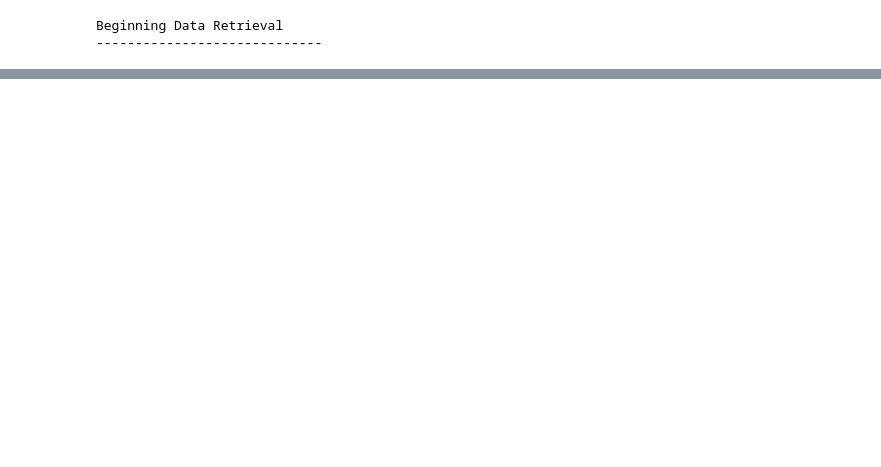
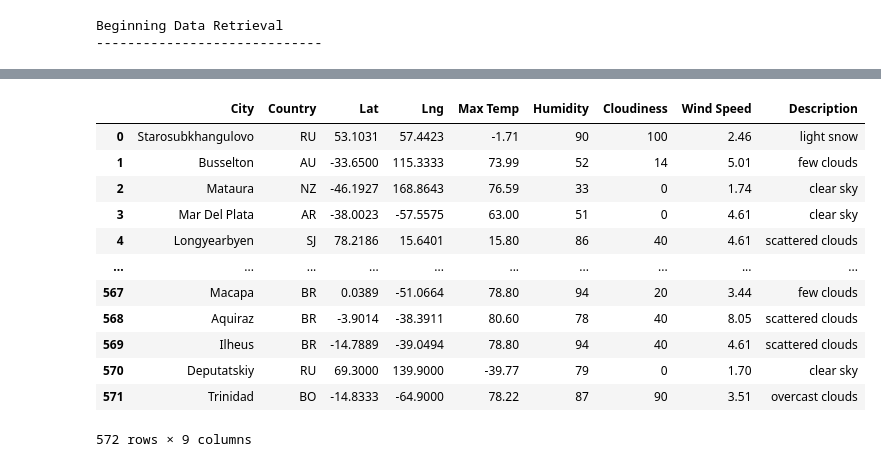
Before and after one commit to ErmaSwartz/World_Weather_Analysis, a Jupyter notebook: Weather_Database.ipynb, the cells around one changed output, grey strips where cells are left out. Drawn from its saved outputs; the diff is of its cells as text; code cells hidden in the pictures; blank space fills up the shorter version.

```diff
--- a/Weather_Database.ipynb
+++ b/Weather_Database.ipynb
@@ -258,7 +265,21 @@ output_data_file = "weather_data/cities.csv"
 city_data_df.to_csv(output_data_file, index_label="City_ID")
 # %%
 #reorder columns
-#new_column_order = ["City", "Country", "Lat", "Lng", "Max Temp", "Humidity", "Cloudiness", "Wind Speed", "Description"]
+new_column_order = ["City", "Country", "Lat", "Lng", "Max Temp", "Humidity", "Cloudiness", "Wind Speed", "Description"]
 
-#city_data_df = city_data_df[new_column_order]
-#city_data_df
+city_data_df = city_data_df[new_column_order]
+city_data_df
+# %% [output]
+|  | City | Country | Lat | Lng | Max Temp | Humidity | Cloudiness | Wind Speed | Description |
+| 0 | Starosubkhangulovo | RU | 53.1031 | 57.4423 | -1.71 | 90 | 100 | 2.46 | light snow |
+| 1 | Busselton | AU | -33.6500 | 115.3333 | 73.99 | 52 | 14 | 5.01 | few clouds |
+| 2 | Mataura | NZ | -46.1927 | 168.8643 | 76.59 | 33 | 0 | 1.74 | clear sky |
+| 3 | Mar Del Plata | AR | -38.0023 | -57.5575 | 63.00 | 51 | 0 | 4.61 | clear sky |
+| 4 | Longyearbyen | SJ | 78.2186 | 15.6401 | 15.80 | 86 | 40 | 4.61 | scattered clouds |
+| ... | ... | ... | ... | ... | ... | ... | ... | ... | ... |
+| 567 | Macapa | BR | 0.0389 | -51.0664 | 78.80 | 94 | 20 | 3.44 | few clouds |
+| 568 | Aquiraz | BR | -3.9014 | -38.3911 | 80.60 | 78 | 40 | 8.05 | scattered clouds |
+| 569 | Ilheus | BR | -14.7889 | -39.0494 | 78.80 | 94 | 40 | 4.61 | scattered clouds |
+| 570 | Deputatskiy | RU | 69.3000 | 139.9000 | -39.77 | 79 | 0 | 1.70 | clear sky |
+| 571 | Trinidad | BO | -14.8333 | -64.9000 | 78.22 | 87 | 90 | 3.51 | overcast clouds |
+572 rows × 9 columns
```
Also changed, not shown: parts of 9 cells of this notebook, 13 other files.
